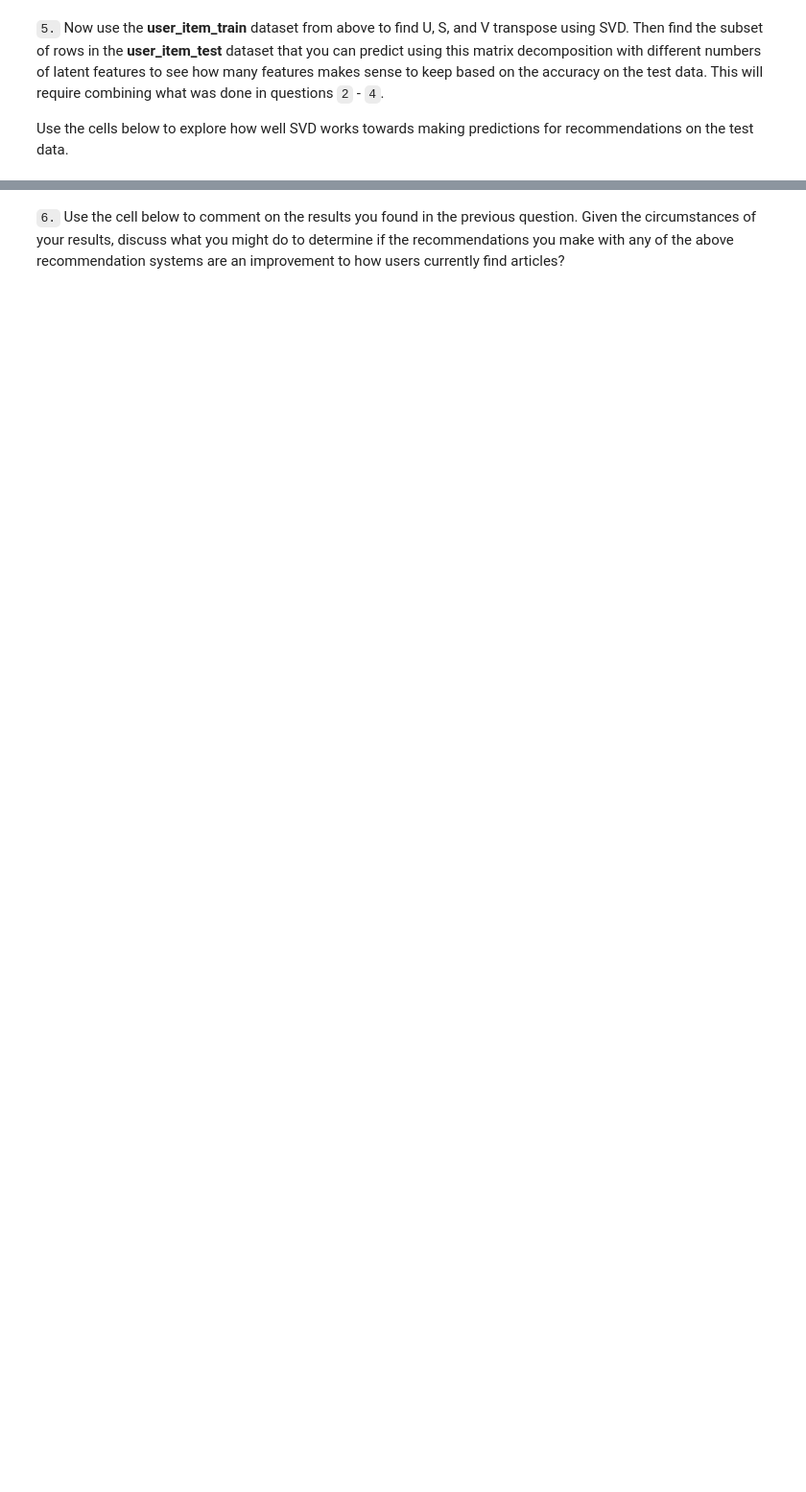
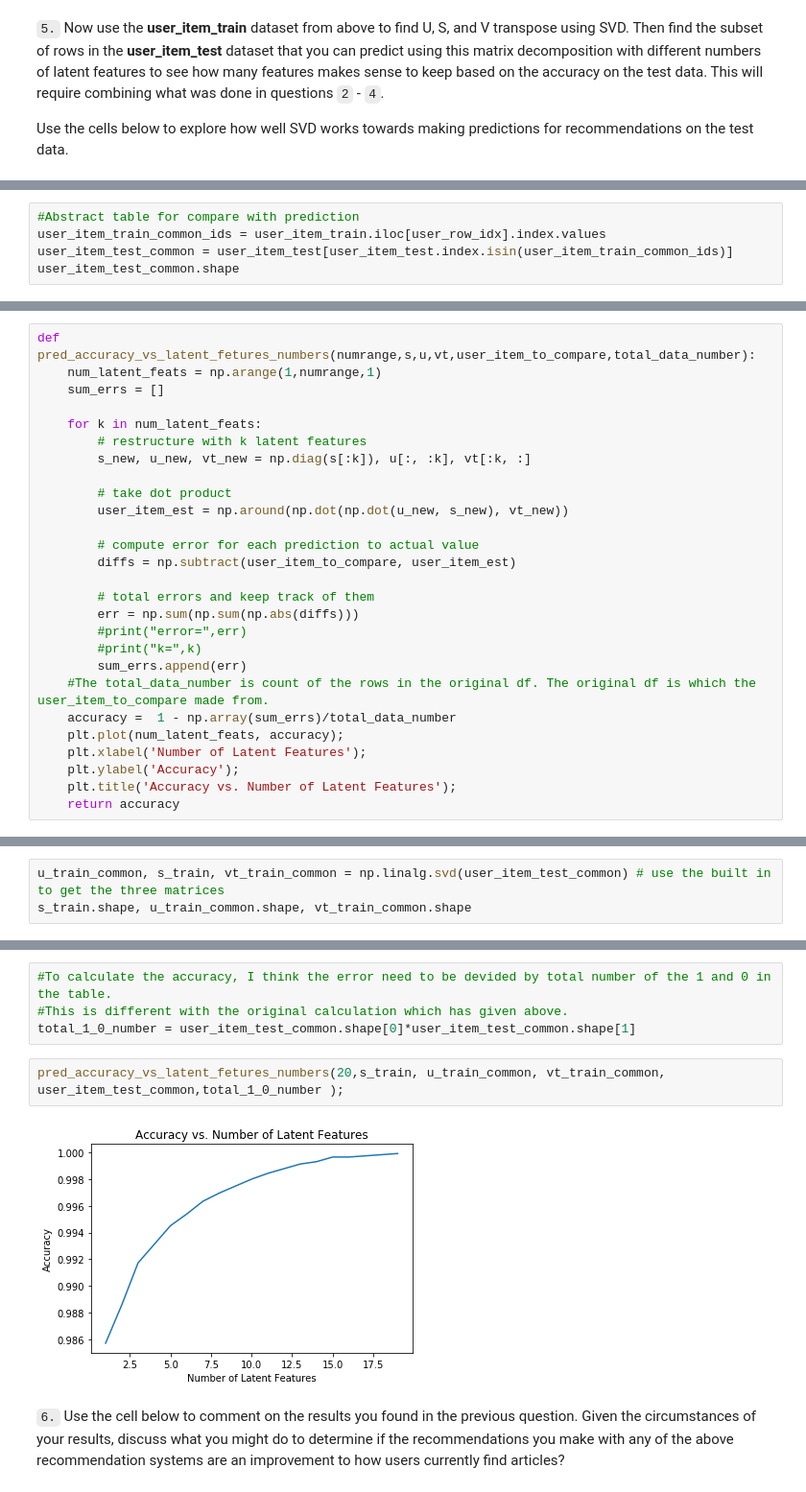
Before and after one commit to Data-Semi/Recommendations-with-IBM, a Jupyter notebook: Recommendations_with_IBM.ipynb, the cells around one changed output, grey strips where cells are left out. Shown: that part at 96% size. Saved outputs shown, nothing was run; the diff lists cells and outputs as text; blank space fills up the shorter version.

```diff
--- a/Recommendations_with_IBM.ipynb
+++ b/Recommendations_with_IBM.ipynb
@@ -830,0 +851,5 @@ u_train, s_train, vt_train = # fit svd similar to above then use the cells below
+# %%
+#Abstract table for compare with prediction
+user_item_train_common_ids = user_item_train.iloc[user_row_idx].index.values
+user_item_test_common = user_item_test[user_item_test.index.isin(user_item_train_common_ids)]
+user_item_test_common.shape
@@ -830,0 +871,27 @@ u_train, s_train, vt_train = # fit svd similar to above then use the cells below
+# %%
+def pred_accuracy_vs_latent_fetures_numbers(numrange,s,u,vt,user_item_to_compare,total_data_number):
+    num_latent_feats = np.arange(1,numrange,1)
+    sum_errs = []
+
+    for k in num_latent_feats:
+        # restructure with k latent features
+        s_new, u_new, vt_new = np.diag(s[:k]), u[:, :k], vt[:k, :]
+
+        # take dot product
+        user_item_est = np.around(np.dot(np.dot(u_new, s_new), vt_new))
+
+        # compute error for each prediction to actual value
+        diffs = np.subtract(user_item_to_compare, user_item_est)
+
+        # total errors and keep track of them
+        err = np.sum(np.sum(np.abs(diffs)))
+        #print("error=",err)
+        #print("k=",k)
+        sum_errs.append(err)
+    #The total_data_number is count of the rows in the original df. The original df is which the user_item_to_compare made from.
+    accuracy =  1 - np.array(sum_errs)/total_data_number
+    plt.plot(num_latent_feats, accuracy);
+    plt.xlabel('Number of Latent Features');
+    plt.ylabel('Accuracy');
+    plt.title('Accuracy vs. Number of Latent Features');
+    return accuracy
@@ -830,0 +902,3 @@ u_train, s_train, vt_train = # fit svd similar to above then use the cells below
+# %%
+u_train_common, s_train, vt_train_common = np.linalg.svd(user_item_test_common) # use the built in to get the three matrices
+s_train.shape, u_train_common.shape, vt_train_common.shape
@@ -831,2 +907,10 @@ u_train, s_train, vt_train = # fit svd similar to above then use the cells below
+# %%
+#To calculate the accuracy, I think the error need to be devided by total number of the 1 and 0 in the table.
+#This is different with the original calculation which has given above.
+total_1_0_number = user_item_test_common.shape[0]*user_item_test_common.shape[1]
+# %%
+pred_accuracy_vs_latent_fetures_numbers(20,s_train, u_train_common, vt_train_common, user_item_test_common,total_1_0_number );
+# %% [output]
+[figure, added]
 # %% [markdown]
 `6.` Use the cell below to comment on the results you found in the previous question. Given the circumstances of your results, discuss what you might do to determine if the recommendations you make with any of the above recommendation systems are an improvement to how users currently find articles?
```
Also changed, not shown: parts of 55 cells of this notebook, 3 other files.
